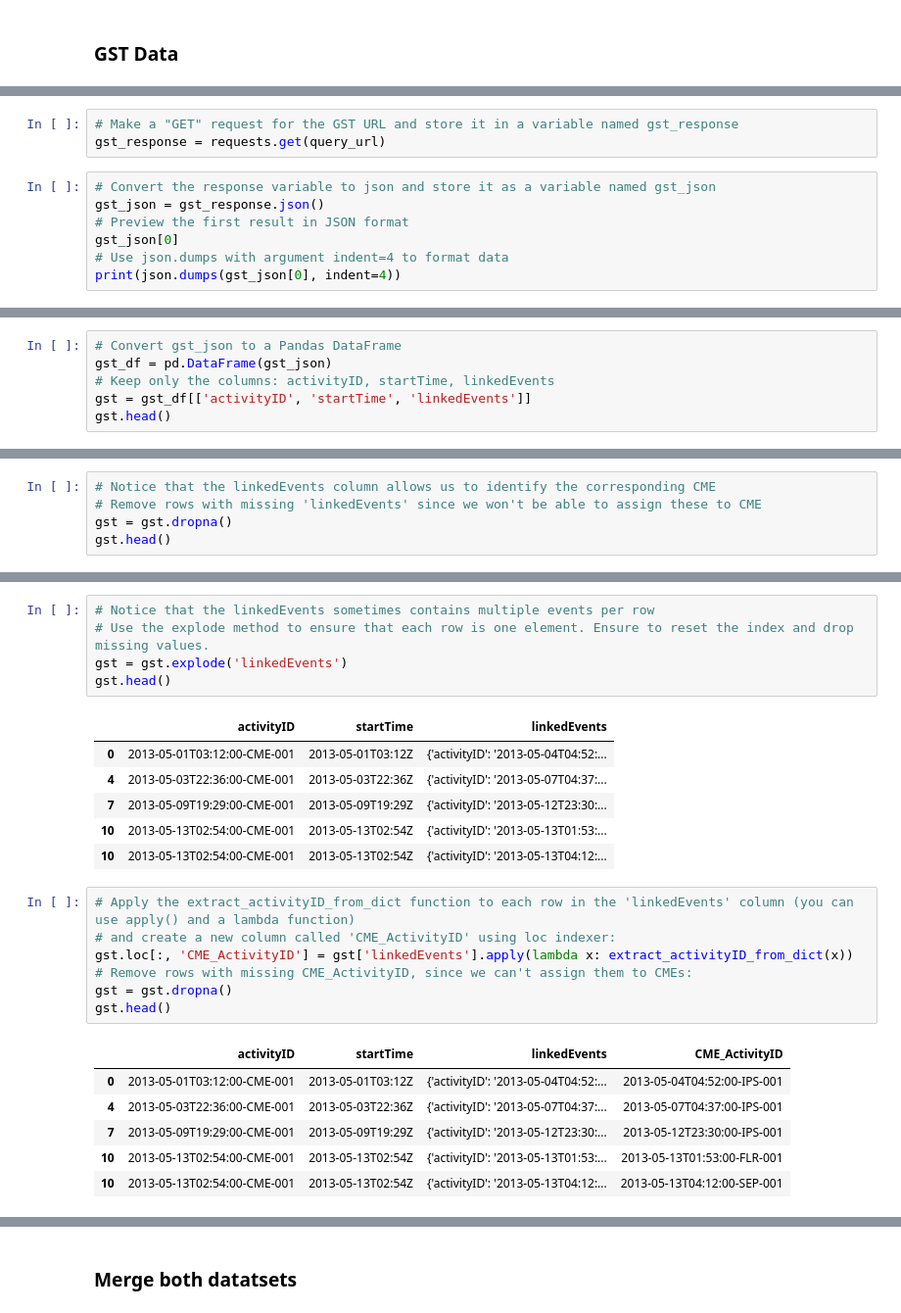
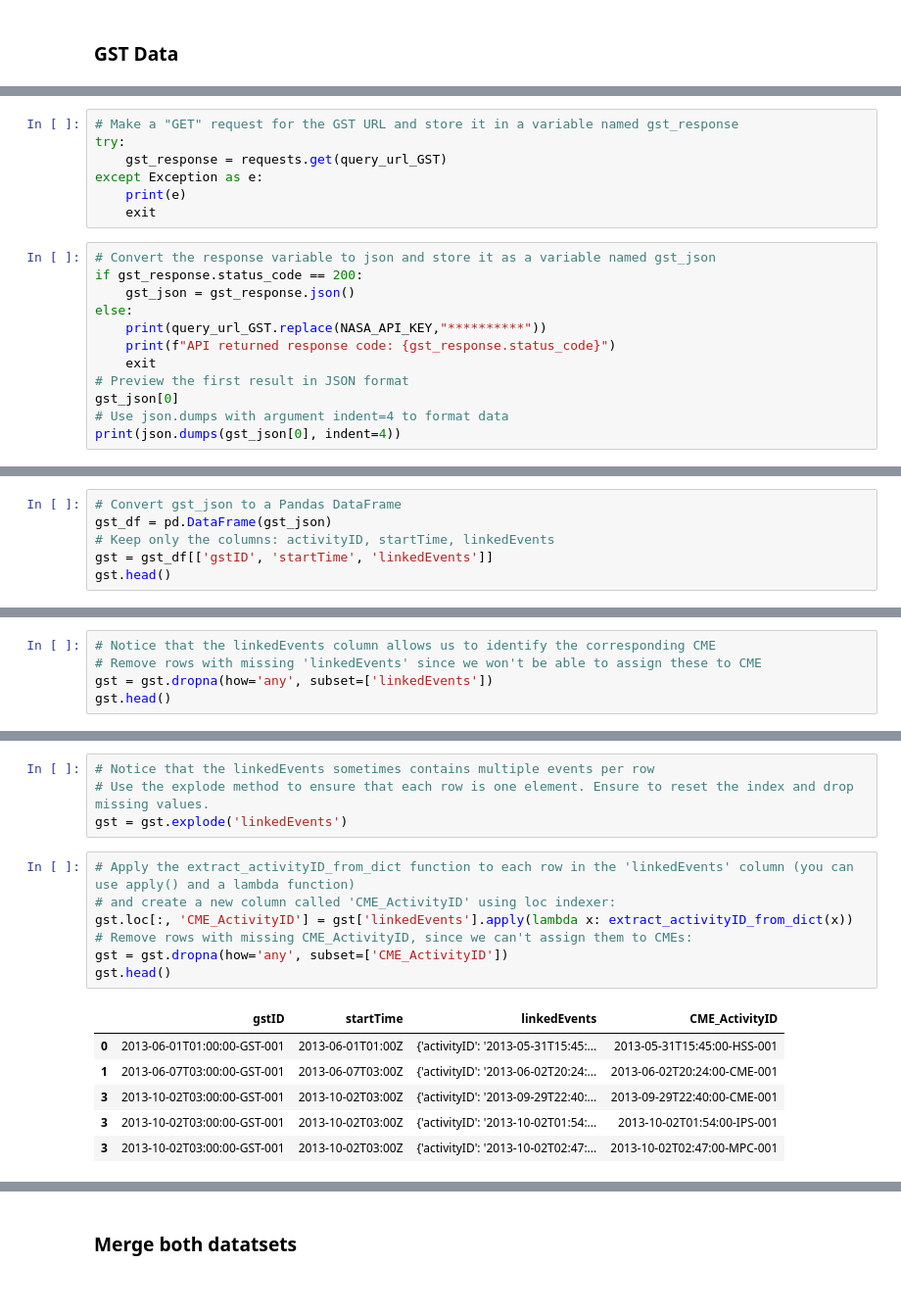
Before and after one commit to 36kp/data-sourcing-challenge, a Jupyter notebook: retrieve_data.ipynb, the cells around one changed output, grey strips where cells are left out. Shown: that part at 98% size. Drawn from its saved outputs; the diff is of its cells as text.

```diff
--- a/retrieve_data.ipynb
+++ b/retrieve_data.ipynb
@@ -226,9 +235,18 @@ query_url = f"{base_url}{GST}?startDate={startDate}&endDate={end_date}&api_key={
 # %%
 # Make a "GET" request for the GST URL and store it in a variable named gst_response
-gst_response = requests.get(query_url)
+try:
+    gst_response = requests.get(query_url_GST)
+except Exception as e:
+    print(e)
+    exit
 # %%
 # Convert the response variable to json and store it as a variable named gst_json
-gst_json = gst_response.json()
+if gst_response.status_code == 200:
+    gst_json = gst_response.json()
+else:
+    print(query_url_GST.replace(NASA_API_KEY,"**********"))
+    print(f"API returned response code: {gst_response.status_code}")
+    exit
 # Preview the first result in JSON format
 gst_json[0]
 # Use json.dumps with argument indent=4 to format data
@@ -255,6 +275,6 @@ print(json.dumps(gst_json[0], indent=4))
 # Convert gst_json to a Pandas DataFrame
 gst_df = pd.DataFrame(gst_json)
 # Keep only the columns: activityID, startTime, linkedEvents
-gst = gst_df[['activityID', 'startTime', 'linkedEvents']]
+gst = gst_df[['gstID', 'startTime', 'linkedEvents']]
 gst.head()
 # %% [output]
@@ -267,6 +287,6 @@ gst.head()
 # %%
 # Notice that the linkedEvents column allows us to identify the corresponding CME
 # Remove rows with missing 'linkedEvents' since we won't be able to assign these to CME
-gst = gst.dropna()
+gst = gst.dropna(how='any', subset=['linkedEvents'])
 gst.head()
 # %% [output]
@@ -280,27 +300,19 @@ gst.head()
 # Notice that the linkedEvents sometimes contains multiple events per row
 # Use the explode method to ensure that each row is one element. Ensure to reset the index and drop missing values.
 gst = gst.explode('linkedEvents')
-gst.head()
-# %% [output]
-|  | activityID | startTime | linkedEvents |
-| 0 | 2013-05-01T03:12:00-CME-001 | 2013-05-01T03:12Z | {'activityID': '2013-05-04T04:52:... |
-| 4 | 2013-05-03T22:36:00-CME-001 | 2013-05-03T22:36Z | {'activityID': '2013-05-07T04:37:... |
-| 7 | 2013-05-09T19:29:00-CME-001 | 2013-05-09T19:29Z | {'activityID': '2013-05-12T23:30:... |
-| 10 | 2013-05-13T02:54:00-CME-001 | 2013-05-13T02:54Z | {'activityID': '2013-05-13T01:53:... |
-| 10 | 2013-05-13T02:54:00-CME-001 | 2013-05-13T02:54Z | {'activityID': '2013-05-13T04:12:... |
 # %%
 # Apply the extract_activityID_from_dict function to each row in the 'linkedEvents' column (you can use apply() and a lambda function)
 # and create a new column called 'CME_ActivityID' using loc indexer:
 gst.loc[:, 'CME_ActivityID'] = gst['linkedEvents'].apply(lambda x: extract_activityID_from_dict(x))
 # Remove rows with missing CME_ActivityID, since we can't assign them to CMEs:
-gst = gst.dropna()
+gst = gst.dropna(how='any', subset=['CME_ActivityID'])
 gst.head()
 # %% [output]
-|  | activityID | startTime | linkedEvents | CME_ActivityID |
-| 0 | 2013-05-01T03:12:00-CME-001 | 2013-05-01T03:12Z | {'activityID': '2013-05-04T04:52:... | 2013-05-04T04:52:00-IPS-001 |
-| 4 | 2013-05-03T22:36:00-CME-001 | 2013-05-03T22:36Z | {'activityID': '2013-05-07T04:37:... | 2013-05-07T04:37:00-IPS-001 |
-| 7 | 2013-05-09T19:29:00-CME-001 | 2013-05-09T19:29Z | {'activityID': '2013-05-12T23:30:... | 2013-05-12T23:30:00-IPS-001 |
-| 10 | 2013-05-13T02:54:00-CME-001 | 2013-05-13T02:54Z | {'activityID': '2013-05-13T01:53:... | 2013-05-13T01:53:00-FLR-001 |
-| 10 | 2013-05-13T02:54:00-CME-001 | 2013-05-13T02:54Z | {'activityID': '2013-05-13T04:12:... | 2013-05-13T04:12:00-SEP-001 |
+|  | gstID | startTime | linkedEvents | CME_ActivityID |
+| 0 | 2013-06-01T01:00:00-GST-001 | 2013-06-01T01:00Z | {'activityID': '2013-05-31T15:45:... | 2013-05-31T15:45:00-HSS-001 |
+| 1 | 2013-06-07T03:00:00-GST-001 | 2013-06-07T03:00Z | {'activityID': '2013-06-02T20:24:... | 2013-06-02T20:24:00-CME-001 |
+| 3 | 2013-10-02T03:00:00-GST-001 | 2013-10-02T03:00Z | {'activityID': '2013-09-29T22:40:... | 2013-09-29T22:40:00-CME-001 |
+| 3 | 2013-10-02T03:00:00-GST-001 | 2013-10-02T03:00Z | {'activityID': '2013-10-02T01:54:... | 2013-10-02T01:54:00-IPS-001 |
+| 3 | 2013-10-02T03:00:00-GST-001 | 2013-10-02T03:00Z | {'activityID': '2013-10-02T02:47:... | 2013-10-02T02:47:00-MPC-001 |
 # %%
 # Convert the 'CME_ActivityID' column to string format
```
Also changed, not shown: parts of 18 cells of this notebook, 1 other file.
